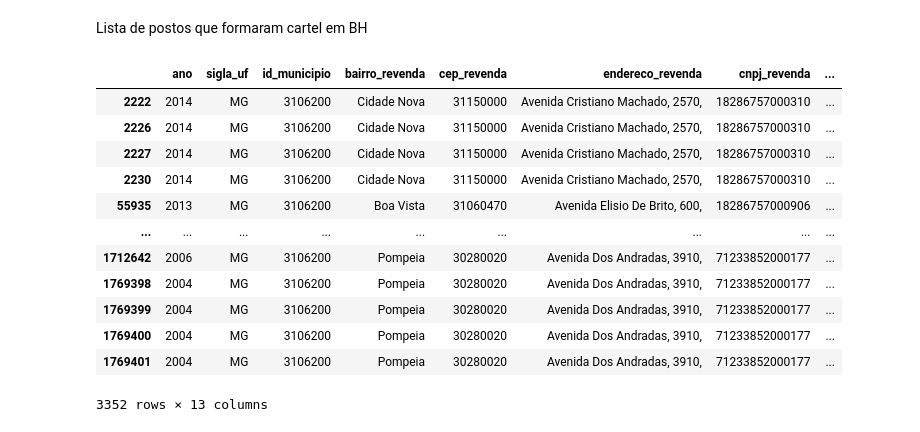
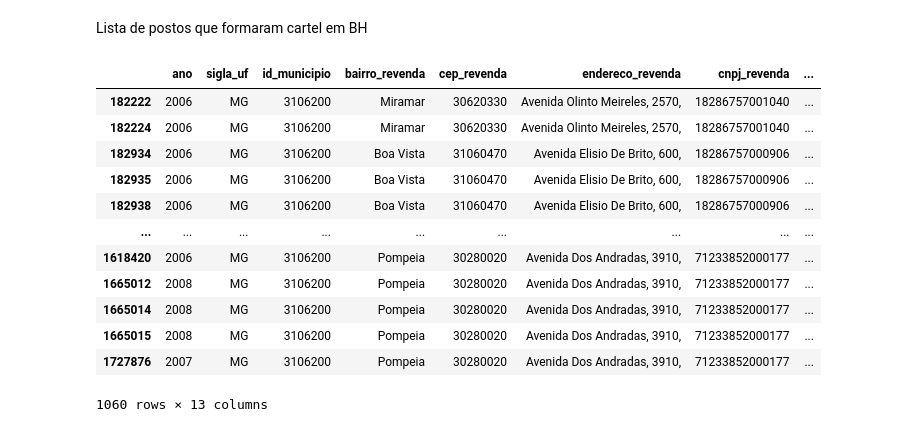
Before and after one commit to estevaocardoso/projetos-estevao, a Jupyter notebook: GAS_ML/GETTING_DF.ipynb, the cells around one changed output. Drawn from its saved outputs; the diff is of its cells as text; code cells hidden in the pictures.

```diff
--- a/GAS_ML/GETTING_DF.ipynb
+++ b/GAS_ML/GETTING_DF.ipynb
@@ -124,25 +122,25 @@ posto_parada = df_bh[df_bh['cnpj_revenda']=='71233852000177']
 # %%
 postosbh = [mendonca, sion, posto_franca, Cassino, brilhante, posto_cm, posto_delma, posto_donaclara,
        posto_floramar, posto_forum, posto_werneck, posto_franca, posto_jardins, posto_jessica,
        posto_amelia, posto_mario, posto_contagem, rede_petrobel, psoto_raja, psoto_barbara,
        posto_lucia, posto_vilarinho, posto_simone, posto_cca, posto_belvedere, posto_mangabeiras,
        posto_aeroporto, posto_buritis, posto_lubrimil, posto_grajau, posto_mustang, posto_ourofino,
        posto_parada]
 
 postos_BH = pd.concat(postosbh)
+postos_BH = postos_BH[postos_BH['ano'].astype(str).isin(['2006', '2007', '2008'])]
+postos_BH
+# %% [output]
+|  | ano | sigla_uf | id_municipio | bairro_revenda | cep_revenda | endereco_revenda | cnpj_revenda | ... |
+| 182222 | 2006 | MG | 3106200 | Miramar | 30620330 | Avenida Olinto Meireles, 2570, | 18286757001040 | ... |
+| 182224 | 2006 | MG | 3106200 | Miramar | 30620330 | Avenida Olinto Meireles, 2570, | 18286757001040 | ... |
+| 182934 | 2006 | MG | 3106200 | Boa Vista | 31060470 | Avenida Elisio De Brito, 600, | 18286757000906 | ... |
+| 182935 | 2006 | MG | 3106200 | Boa Vista | 31060470 | Avenida Elisio De Brito, 600, | 18286757000906 | ... |
+| 182938 | 2006 | MG | 3106200 | Boa Vista | 31060470 | Avenida Elisio De Brito, 600, | 18286757000906 | ... |
+| ... | ... | ... | ... | ... | ... | ... | ... | ... |
+| 1618420 | 2006 | MG | 3106200 | Pompeia | 30280020 | Avenida Dos Andradas, 3910, | 71233852000177 | ... |
+| 1665012 | 2008 | MG | 3106200 | Pompeia | 30280020 | Avenida Dos Andradas, 3910, | 71233852000177 | ... |
+| 1665014 | 2008 | MG | 3106200 | Pompeia | 30280020 | Avenida Dos Andradas, 3910, | 71233852000177 | ... |
+| 1665015 | 2008 | MG | 3106200 | Pompeia | 30280020 | Avenida Dos Andradas, 3910, | 71233852000177 | ... |
+| 1727876 | 2007 | MG | 3106200 | Pompeia | 30280020 | Avenida Dos Andradas, 3910, | 71233852000177 | ... |
+1060 rows × 13 columns
-# %%
-postos_BH
-# %% [output]
-|  | ano | sigla_uf | id_municipio | bairro_revenda | cep_revenda | endereco_revenda | cnpj_revenda | ... |
-| 2222 | 2014 | MG | 3106200 | Cidade Nova | 31150000 | Avenida Cristiano Machado, 2570, | 18286757000310 | ... |
-| 2226 | 2014 | MG | 3106200 | Cidade Nova | 31150000 | Avenida Cristiano Machado, 2570, | 18286757000310 | ... |
-| 2227 | 2014 | MG | 3106200 | Cidade Nova | 31150000 | Avenida Cristiano Machado, 2570, | 18286757000310 | ... |
-| 2230 | 2014 | MG | 3106200 | Cidade Nova | 31150000 | Avenida Cristiano Machado, 2570, | 18286757000310 | ... |
-| 55935 | 2013 | MG | 3106200 | Boa Vista | 31060470 | Avenida Elisio De Brito, 600, | 18286757000906 | ... |
-| ... | ... | ... | ... | ... | ... | ... | ... | ... |
-| 1712642 | 2006 | MG | 3106200 | Pompeia | 30280020 | Avenida Dos Andradas, 3910, | 71233852000177 | ... |
-| 1769398 | 2004 | MG | 3106200 | Pompeia | 30280020 | Avenida Dos Andradas, 3910, | 71233852000177 | ... |
-| 1769399 | 2004 | MG | 3106200 | Pompeia | 30280020 | Avenida Dos Andradas, 3910, | 71233852000177 | ... |
-| 1769400 | 2004 | MG | 3106200 | Pompeia | 30280020 | Avenida Dos Andradas, 3910, | 71233852000177 | ... |
-| 1769401 | 2004 | MG | 3106200 | Pompeia | 30280020 | Avenida Dos Andradas, 3910, | 71233852000177 | ... |
-3352 rows × 13 columns
```
Also changed, not shown: parts of 17 cells of this notebook, 1 other file.
